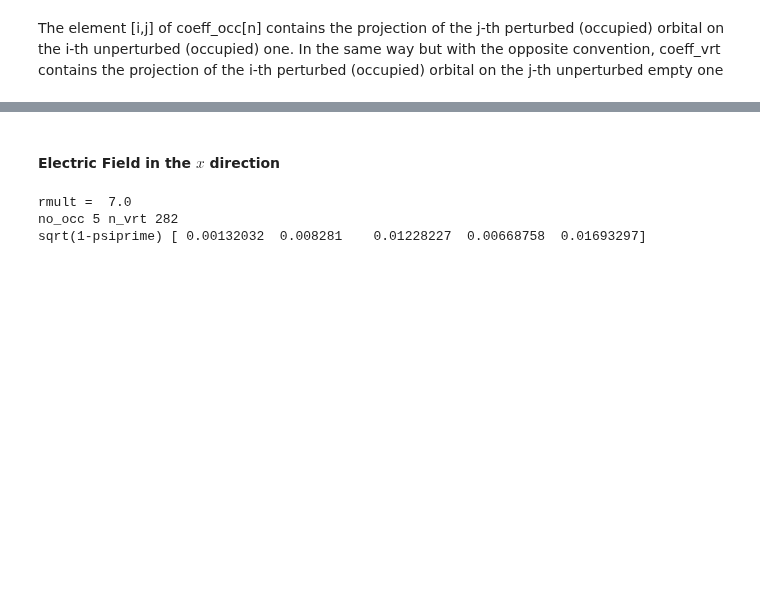
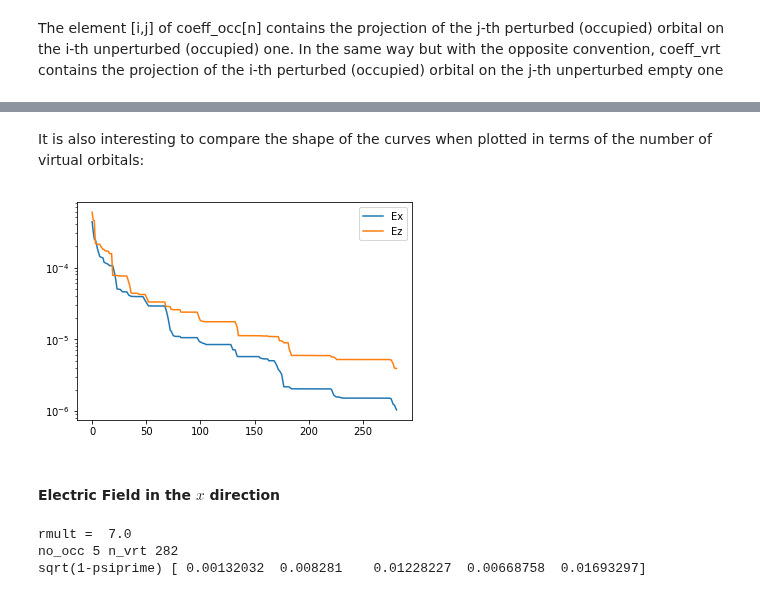
Before and after one commit to luigigenovese/KPM-nb, a Jupyter notebook: POLARIZABILITY/CO/Virtual_Orbitals_Completeness_Relation.ipynb, the cells around one changed output, grey strips where cells are left out. Saved outputs shown, nothing was run; the diff lists cells and outputs as text; code cells hidden in the pictures; blank space fills up the shorter version.

```diff
--- a/POLARIZABILITY/CO/Virtual_Orbitals_Completeness_Relation.ipynb
+++ b/POLARIZABILITY/CO/Virtual_Orbitals_Completeness_Relation.ipynb
@@ -256,0 +308,9 @@ The element [i,j] of coeff_occ[n] contains the projection of the j-th perturbed
+# %% [markdown]
+It is also interesting to compare the shape of the curves when plotted in terms of the number of virtual orbitals:
+# %%
+plt.semilogy(S_nvirt_Ex,label='Ex')
+plt.semilogy(S_nvirt_Ez,label='Ez')
+plt.legend()
+plt.show()
+# %% [output]
+[figure, added]
```
Also changed, not shown: parts of 6 cells of this notebook, 3 other files.
